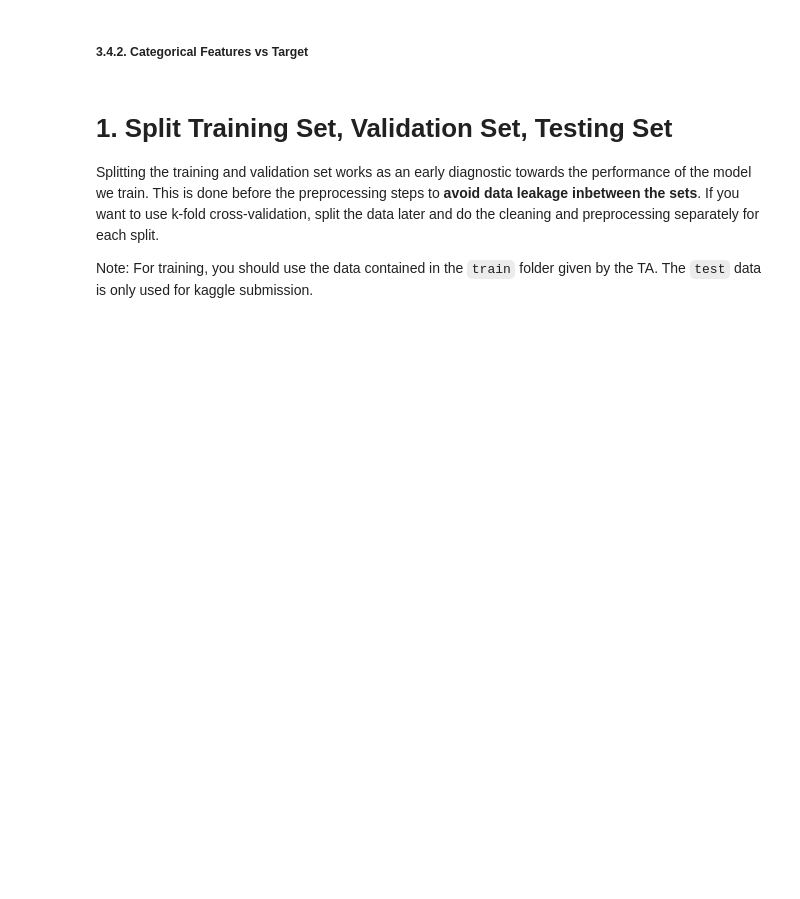
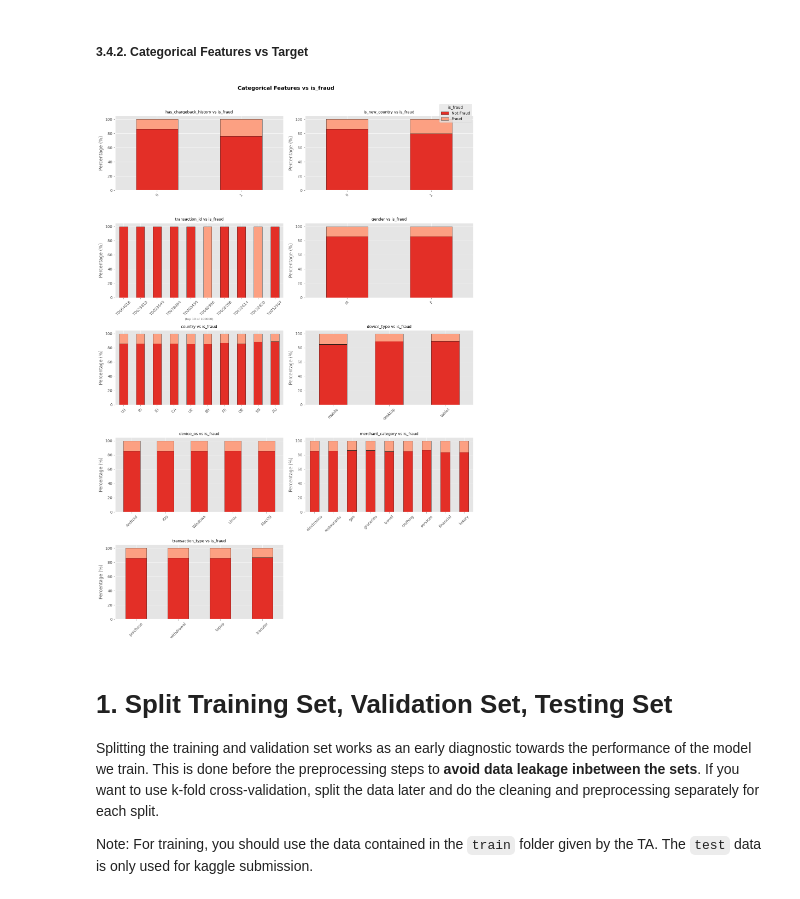
Before and after one commit to wiijaakk/IF3070_Tubes2_AbyuDAIya-Ganbatte, a Jupyter notebook: IF3070 Dasar Artificial Intelligence _ Tugas Besar 2 Notebook.ipynb, the cells around one changed output. Saved outputs shown, nothing was run; the diff lists cells and outputs as text; code cells hidden in the pictures; blank space fills up the shorter version.

```diff
--- a/IF3070 Dasar Artificial Intelligence _ Tugas Besar 2 Notebook.ipynb
+++ b/IF3070 Dasar Artificial Intelligence _ Tugas Besar 2 Notebook.ipynb
@@ -583,26 +598,46 @@ plot_features_vs_target(df, numerical_features, 'is_fraud')
 ##### 3.4.2. Categorical Features vs Target
 # %%
 # Categorical Features vs Target
-def plot_categorical_vs_target(dataframe, cat_features, target, n_cols=2, subplot_size=(7, 4)):
-    # Filter out target from categorical features
+def plot_categorical_vs_target(dataframe, cat_features, target, n_cols=2, subplot_size=(7, 4), top_n=10):
+    # Filtering
     cat_features = [c for c in cat_features if c != target]
     n_rows = (len(cat_features) + n_cols - 1) // n_cols
+    colors = sns.color_palette("Reds_r", 2)
+    fig, axes = plt.subplots(n_rows, n_cols, figsize=(subplot_size[0] * n_cols, subplot_size[1] * n_rows))
+    axes = axes.flatten() if n_rows * n_cols > 1 else [axes]
 
-    plt.figure(figsize=(subplot_size[0] * n_cols, subplot_size[1] * n_rows))
     for i, col in enumerate(cat_features):
-        plt.subplot(n_rows, n_cols, i + 1)
-        ct = pd.crosstab(dataframe[col], dataframe[target], normalize='index') * 100
-        ct.plot(kind='bar', stacked=True, ax=plt.gca(), colormap='Reds', edgecolor='black')
-        plt.title(f'{col} vs {target}', fontsize=10)
-        plt.xlabel('')
-        plt.ylabel('Percentage (%)')
-        plt.xticks(rotation=45, ha='right')
-        plt.legend(title=target, loc='upper right', labels=['Not Fraud', 'Fraud'])
+        ax = axes[i]
+
+        top_categories = dataframe[col].value_counts().head(top_n).index
+        df_filtered = dataframe[dataframe[col].isin(top_categories)]
+
+        ct = pd.crosstab(df_filtered[col], df_filtered[target], normalize='index') * 100
+        ct = ct.reindex(top_categories)
+
+        ct.plot(kind='bar', stacked=True, ax=ax, color=colors, edgecolor='black', legend=False)
+        ax.set_title(f'{col} vs {target}', fontsize=10)
+        ax.set_xlabel('')
+        ax.set_ylabel('Percentage (%)')
+        ax.tick_params(axis='x', rotation=45)
+
+        total_unique = dataframe[col].nunique()
+        if total_unique > top_n:
+            ax.set_xlabel(f'(top {top_n} of {total_unique})', fontsize=8)
+
+    for j in range(len(cat_features), len(axes)):
+        axes[j].set_visible(False)
+
+    handles, labels = axes[0].get_legend_handles_labels()
+    fig.legend(handles, ['Not Fraud', 'Fraud'], title=target, loc='upper right', bbox_to_anchor=(0.99, 0.99))
+
     plt.suptitle(f'Categorical Features vs {target}', fontsize=14, y=1.02, weight='bold')
     plt.tight_layout()
     plt.show()
 
 plot_categorical_vs_target(df, all_categorical_features, 'is_fraud')
+# %% [output]
+[figure, added]
 # %% [markdown]
 # 1. Split Training Set, Validation Set, Testing Set
 
```
Also changed, not shown: parts of 26 cells of this notebook.
